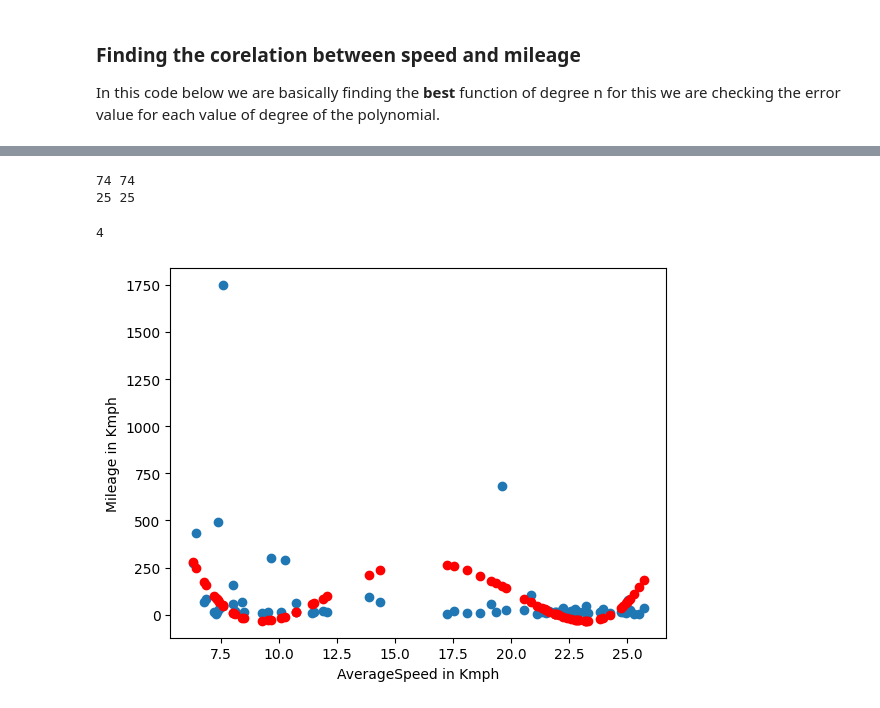
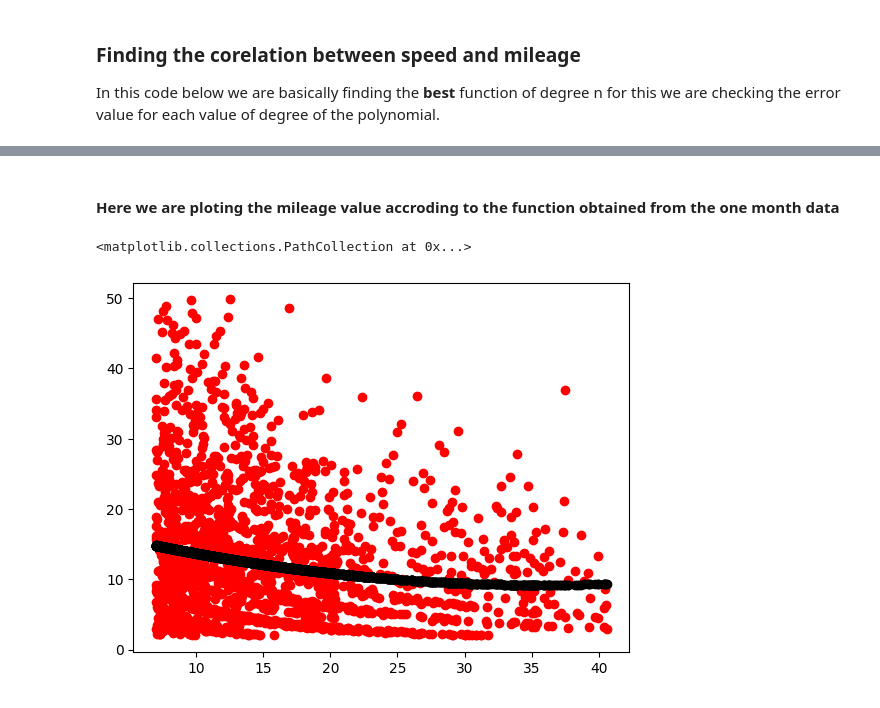
Before and after one commit to codewithyouwan/Range, a Jupyter notebook: mileage.ipynb, the cells around one changed output, grey strips where cells are left out. Cells and saved outputs as stored; diff of their text form; code cells hidden in the pictures.

```diff
--- a/mileage.ipynb
+++ b/mileage.ipynb
@@ -115,5 +121,5 @@ class Data:
 # %%
-columns_to_pick=['date','time','speed','odo','batVolt','batCurrent','cummulativeCharge','cummulativeDischarge','chargeStatus','dischargeStatus']
+columns_to_pick=['date','time','speed','odo','batVolt','batCurrent','cummulativeDischarge','chargeStatus','dischargeStatus','lat','long','longDirection','latDirection']
 df=pd.read_csv('1monthdata.csv',usecols=columns_to_pick)
 #loading the one month data
 OneMonth=Data(df)
@@ -198,7 +178,7 @@ def print_function(coff):
 BestFitFunction={}# Dict(key=deg, value=[functionvalues])
 minimum=0
 deg=2
-for i in range(2,5):
+for i in range(2,3):
     z=np.polyfit(OneMonth.Speeds,OneMonth.MileageArray,deg=i)
     x=np.poly1d(z)
     y=np.array([])
@@ -221,7 +201,7 @@ plt.scatter(OneMonth.Speeds,OneMonth.MileageArray,color='red')
 #plt.scatter(OneMonth.df['AverageSpeed_Kmph'],OneMonth.df['mileage'])
 plt.scatter(OneMonth.Speeds,BestFitFunction[deg][1],color='black')
 plt.xlabel("Speed in Kmph")
-plt.ylabel("Mileage in KWh/Km")
+plt.ylabel("Mileage in Wh/Km")
 plt.legend(['Actual values','Predicted values'])
 plt.title('Coorelation between speed and mileage')
 plt.show()
@@ -264,9 +248,0 @@ ThreeMonth.trimArrays()
-# %%
-for i in (ThreeMonth.df['Month'].unique()):
-    plt.scatter(ThreeMonth.df['date'][(ThreeMonth.df['mileage']!=-1)&(ThreeMonth.df['Month']==i)].map(indexDates),ThreeMonth.df['mileage'][(ThreeMonth.df['mileage']!=-1)&(ThreeMonth.df['Month']==i)])
-plt.ylim(0,200)
-plt.ylabel('Mileage in Wh/km')
-plt.xlabel('Date')
-plt.ylim(0,50)
-plt.legend(ThreeMonth.df['Month'].unique())
-plt.show()
@@ -275,37 +249,12 @@ plt.show()
-# %%
-print(len(ThreeMonth.Speeds),len(ThreeMonth.MileageArray))
-print(OneMonth.Speeds.size,OneMonth.MileageArray.size)
-# %% [output]
-74 74
-25 25
-# %%
-Minerror=0
-Deg=2
-for i in range(2,5):
-    z=BestFitFunction[i][0]
-    function=np.poly1d(z)
-    y=np.array([])
-    for j in ThreeMonth.Speeds:
-        y=np.append(y,function(j))
-    error=mean_squared_error(ThreeMonth.MileageArray,y)
-    if(i==2):
-        Minerror=error
-    elif Minerror>error:
-        Minerror=error
-        Deg=i
-print(Deg)
-# %% [output]
-4
+# %% [markdown]
+<h4><strong>Here we are ploting the mileage value accroding to the function obtained from the one month data</strong></h4>
 # %%
-z=BestFitFunction[Deg][0]
-function=np.poly1d(z)
+function=np.poly1d(BestFitFunction[deg][0])
 y=np.array([])
-for j in ThreeMonth.Speeds:
-    y=np.append(y,function(j))
-plt.scatter(ThreeMonth.Speeds,ThreeMonth.MileageArray)
-plt.scatter(ThreeMonth.Speeds,y,color='red')
-plt.xlabel('AverageSpeed in Kmph')
-plt.ylabel('Mileage in Kmph')
-plt.show()
+for i in ThreeMonth.Speeds:
+    y=np.append(y,function(i))
+plt.scatter(ThreeMonth.Speeds,ThreeMonth.MileageArray,color='red')
+plt.scatter(ThreeMonth.Speeds,y,color='black')
 # %% [output]
+<matplotlib.collections.PathCollection at 0x...>
-[figure, old version]
+[figure, new version]
```
Also changed, not shown: parts of 20 cells of this notebook, 1 other file.
